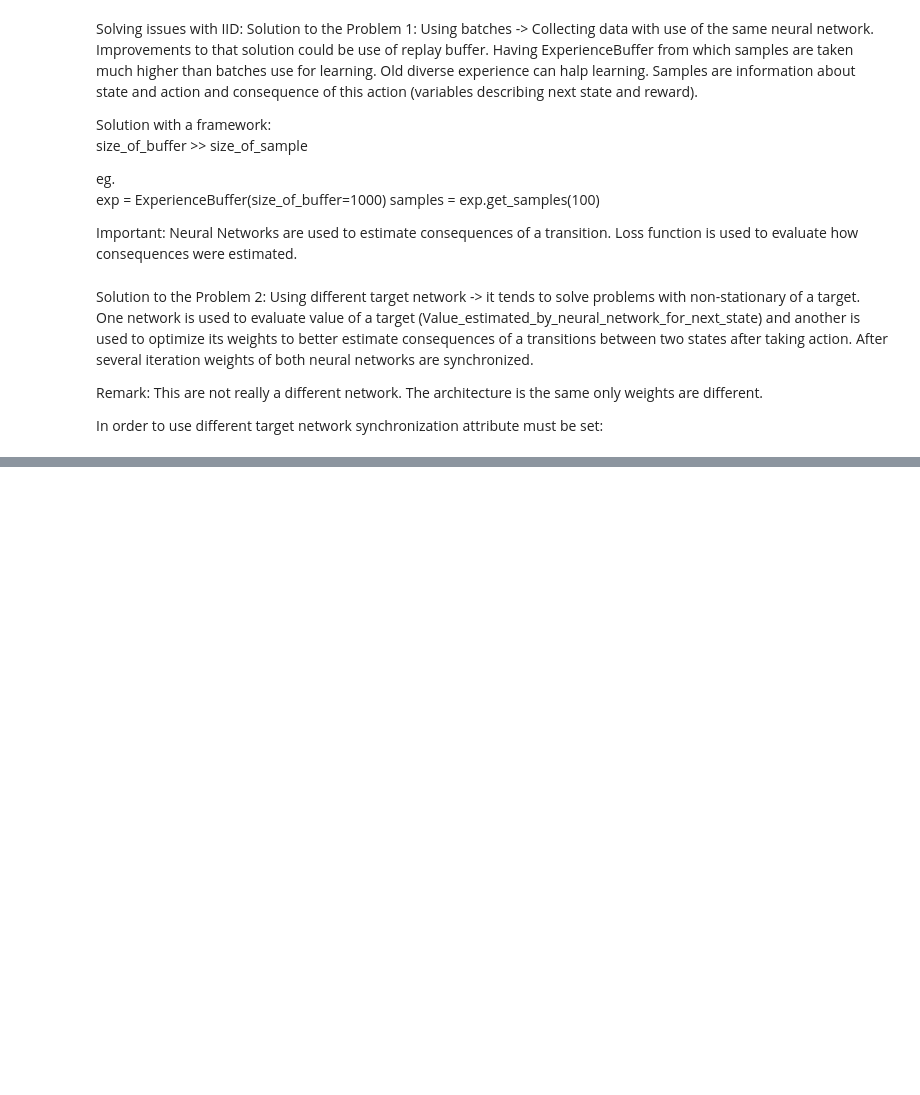
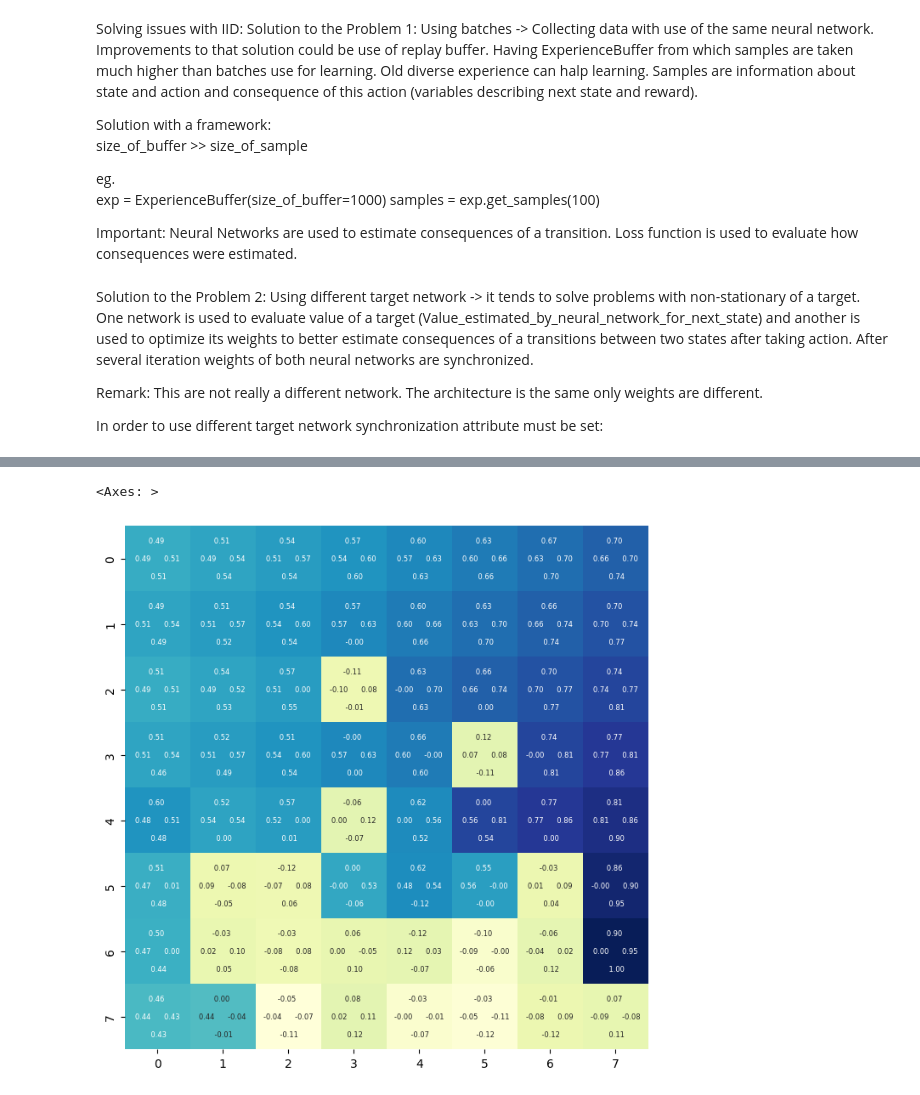
Before and after one commit to K3y3s/rl_framework, a Jupyter notebook: example_frozen_lake.ipynb, the cells around one changed output, grey strips where cells are left out. Cells and saved outputs as stored; diff of their text form; code cells hidden in the pictures; blank space fills up the shorter version.

```diff
--- a/example_frozen_lake.ipynb
+++ b/example_frozen_lake.ipynb
@@ -142,7 +171,7 @@ agent = AgentBuilder(
     loss_function=LOSS_F,
     optimizer=OPTIMIZER,
     learning_rate=LEARNING_RATE,
-    synchronization = SAMPLE_SIZE # after how many step synchronization will be made
+    synchronization = SYNCHRONIZATION_RATE # after how many step synchronization will be made
     ).build_agent()
 
 agent.trigger_decay = False
@@ -161,7 +190,7 @@ while counter <= STEPS_TO_PLAY:
         reward_every_100_episodes.append(sum(reward)/len(reward) if len(reward) > 0 else 0)
         reward = []
 
-    if counter % 10000 == 0:
+    if counter % 1000 == 0:
         print(f'Step nb: {counter}')
 
     # gathering experience
@@ -201,5 +247,0 @@ while counter <= STEPS_TO_PLAY:
-# %%
-from torch import argmax
-for i in range(15):
-    print(f'{i}: {agent.model(torch.tensor([i], dtype=torch.float))}, \
-          {argmax(agent.model(torch.tensor([i], dtype=torch.float)))}')
@@ -207,0 +248,17 @@ model.parameters
+# %%
+from torch import argmax
+import numpy as np
+
+values = []
+annots = []
+
+for i in range(env.observation_space.n):
+    vals = agent.model(torch.tensor([i], dtype=torch.float)).detach()
+    annots.append('   {:.2f}    \n\n{:.2f}      {:.2f}\n\n    {:.2f}   '
+                  .format(vals[0, 3].item(), vals[0, 0].item(), vals[0,2].item(), vals[0,1].item()))
+    values.append(torch.max(vals))
+    print(f'{i}: {vals}, \
+          {argmax(agent.model(torch.tensor([i], dtype=torch.float)))}')
+
+vals = np.array(values).reshape(int(np.sqrt(env.observation_space.n)), -1)
+annots = np.array(annots).reshape(int(np.sqrt(env.observation_space.n)), -1)
@@ -208,3 +283,10 @@ model.parameters
+# %%
+import seaborn as sns
+plt.figure(figsize=(8, 8))
+sns.heatmap(vals,  cmap="YlGnBu", annot=annots, cbar=False, square=True, fmt="", annot_kws={"fontsize":6})
+# %% [output]
+<Axes: >
+[figure, added]
 # %%
 plt.plot(reward_every_100_episodes)
 plt.show()
```
Also changed, not shown: parts of 13 cells of this notebook, 8 other files.
